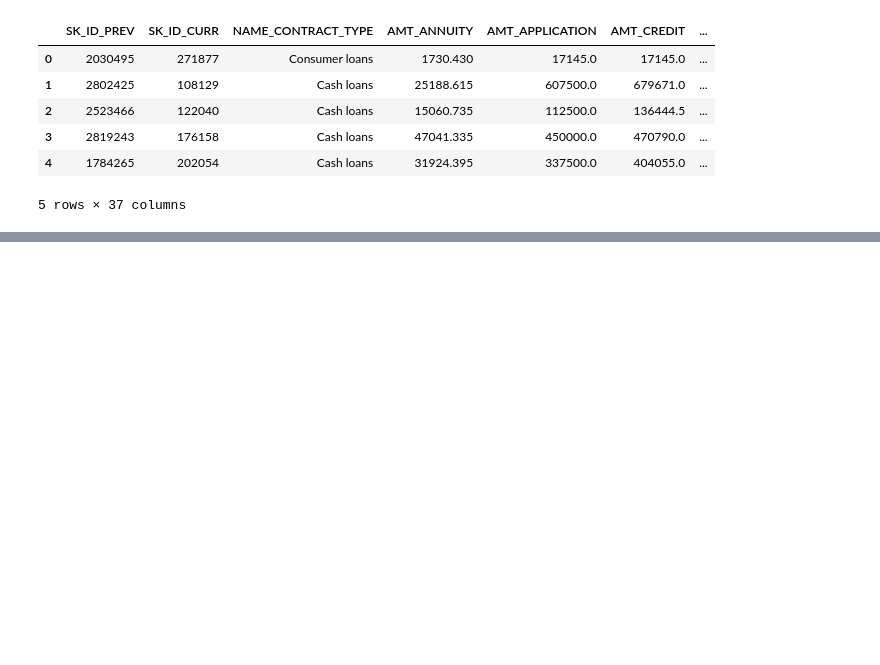
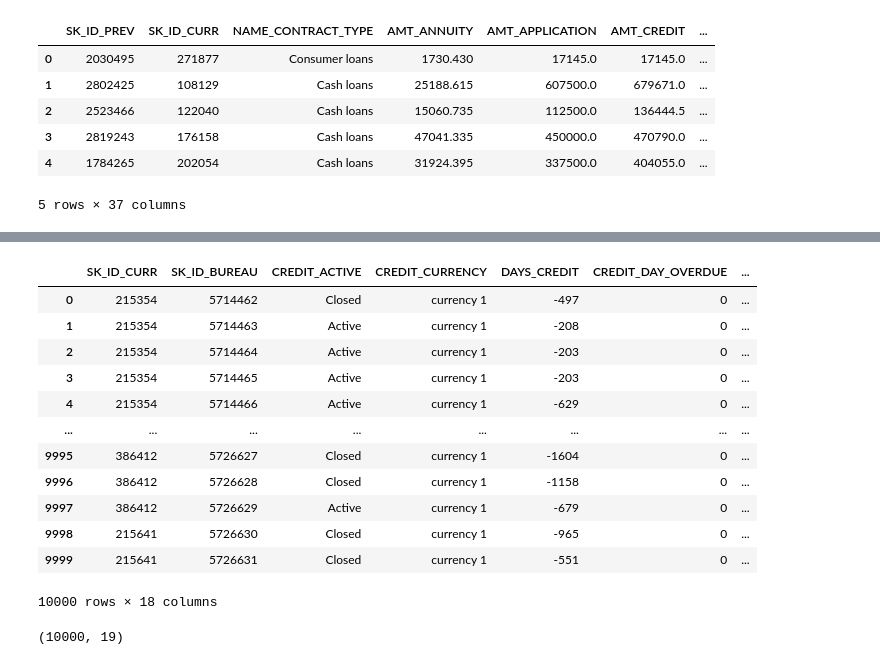
Before and after one commit to JoryAnderson/Loan-Default, a Jupyter notebook: notebooks/Feature_Eng.ipynb, the cells around one changed output, grey strips where cells are left out. Cells and saved outputs as stored; diff of their text form; code cells hidden in the pictures; blank space fills up the shorter version.

```diff
--- a/notebooks/Feature_Eng.ipynb
+++ b/notebooks/Feature_Eng.ipynb
@@ -50,0 +123,27 @@ prev_app.head()
+# %%
+B
+# %% [output]
+|  | SK_ID_CURR | SK_ID_BUREAU | CREDIT_ACTIVE | CREDIT_CURRENCY | DAYS_CREDIT | CREDIT_DAY_OVERDUE | ... |
+| 0 | 215354 | 5714462 | Closed | currency 1 | -497 | 0 | ... |
+| 1 | 215354 | 5714463 | Active | currency 1 | -208 | 0 | ... |
+| 2 | 215354 | 5714464 | Active | currency 1 | -203 | 0 | ... |
+| 3 | 215354 | 5714465 | Active | currency 1 | -203 | 0 | ... |
+| 4 | 215354 | 5714466 | Active | currency 1 | -629 | 0 | ... |
+| ... | ... | ... | ... | ... | ... | ... | ... |
+| 9995 | 386412 | 5726627 | Closed | currency 1 | -1604 | 0 | ... |
+| 9996 | 386412 | 5726628 | Closed | currency 1 | -1158 | 0 | ... |
+| 9997 | 386412 | 5726629 | Active | currency 1 | -679 | 0 | ... |
+| 9998 | 215641 | 5726630 | Closed | currency 1 | -965 | 0 | ... |
+| 9999 | 215641 | 5726631 | Closed | currency 1 | -551 | 0 | ... |
+10000 rows × 18 columns
+# %%
+B = bureau[0:10000]
+grp = B.groupby(by = ['SK_ID_CURR'])['CREDIT_DAY_OVERDUE'].sum().reset_index().rename(index=str, columns={'CREDIT_DAY_OVERDUE': 'OVERDUE_DAYS_SUM'})
+B = B.merge(grp, on = ['SK_ID_CURR'], how = 'left')
+train = train.merge(grp, on = ['SK_ID_CURR'], how = 'left')
+test = test.merge(grp, on = ['SK_ID_CURR'], how = 'left')
+train
+gc.collect()
+print(B.shape)
+# %% [output]
+(10000, 19)
```
Also changed, not shown: parts of 12 cells of this notebook.
